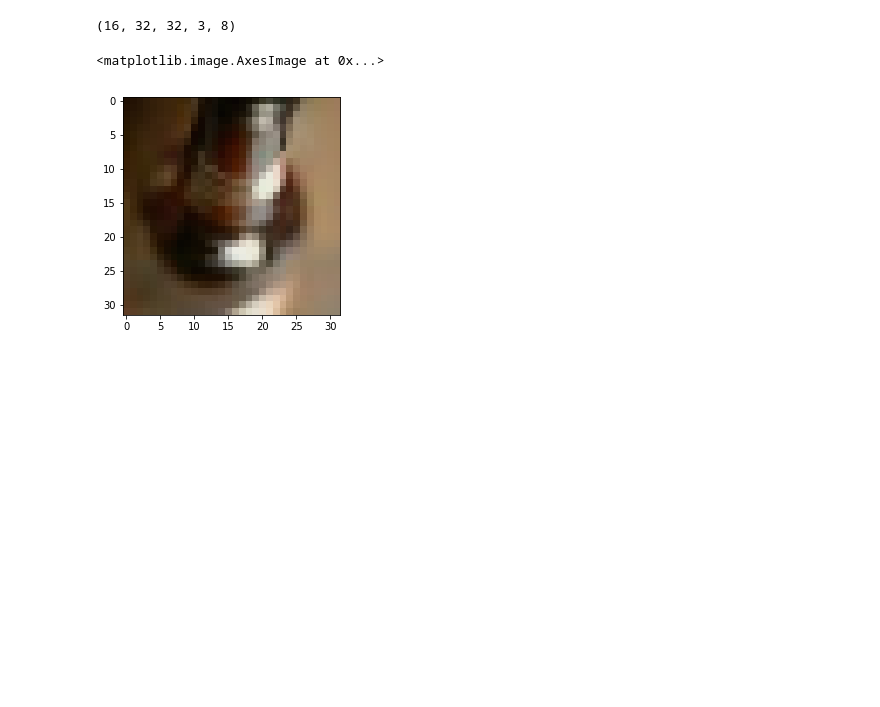
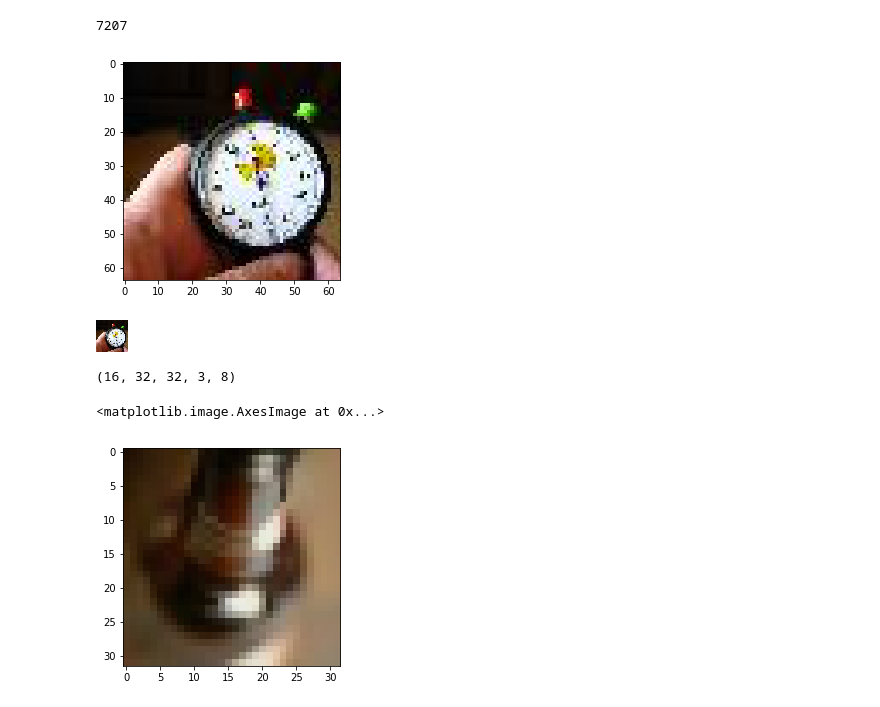
Before and after one commit to egorkrash/BayesSRGAN, a Jupyter notebook: test.ipynb, the cells around one changed output. Drawn from its saved outputs; the diff is of its cells as text; code cells hidden in the pictures; blank space fills up the shorter version.

```diff
--- a/test.ipynb
+++ b/test.ipynb
@@ -115,6 +115,22 @@ def setup_inputs(sess, filenames, image_size=None, capacity_factor=3):
     tf.train.start_queue_runners(sess=sess)
 
     return features, labels
+# %%
+import matplotlib.pyplot as plt
+import os
+n = np.random.randint(0, 10000)
+imgs_p = os.listdir('dataset')
+import numpy as np
+from PIL import Image
+plt.imshow(np.array(Image.open('dataset/'+imgs_p[n])))
+print n
+# %% [output]
+7207
+[figure, added]
+# %%
+Image.open('dataset/'+imgs_p[n]).resize((32, 32))
+# %% [output]
+[figure, added]
 # %%
 tf.reset_default_graph()
 sess, summary_writer = setup_tensorflow()
```
Also changed, not shown: 3 other files.
